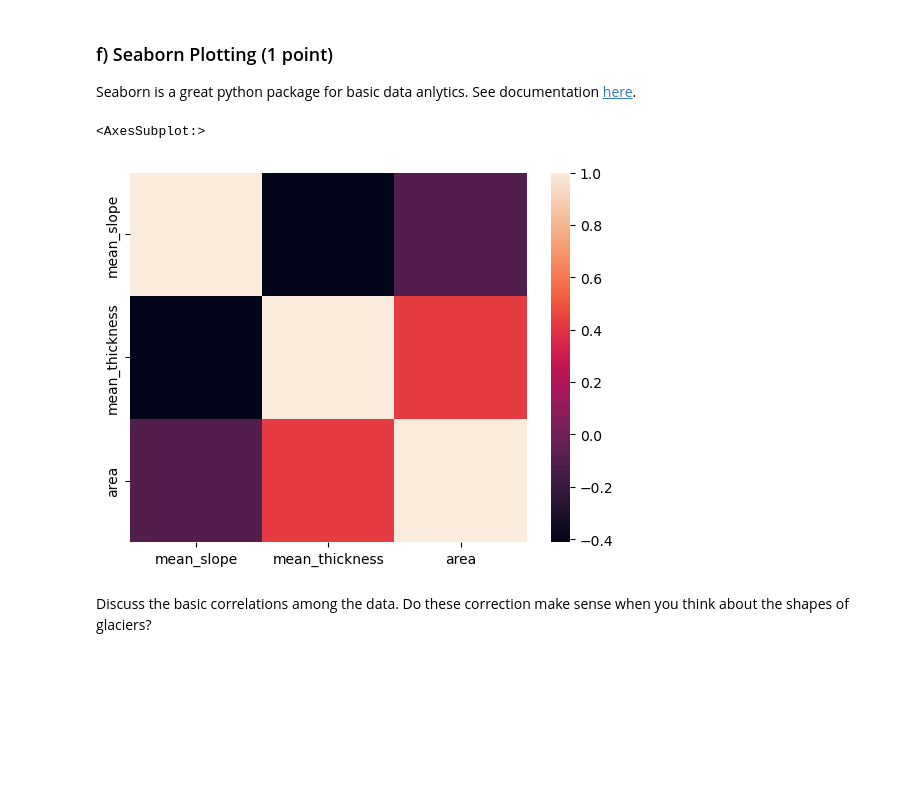
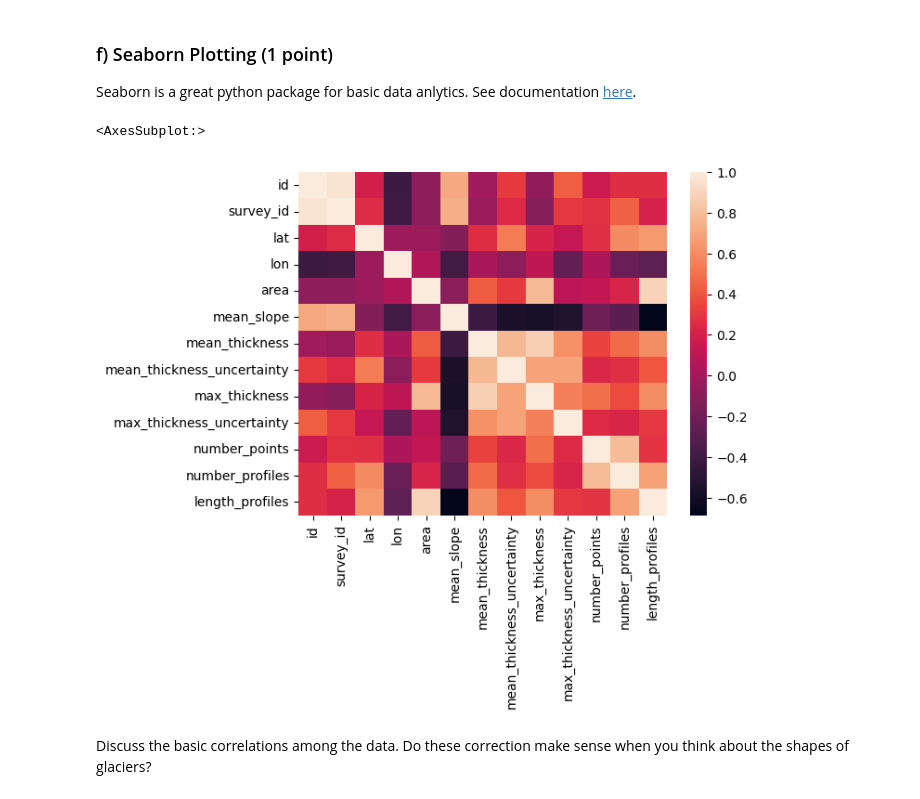
Before and after one commit to UW-ESS-DS/MLGeo2022_wangzy19, a Jupyter notebook: HW3/homework_3.ipynb, the cells around one changed output. Cells and saved outputs as stored; diff of their text form; code cells hidden in the pictures; blank space fills up the shorter version.

```diff
--- a/HW3/homework_3.ipynb
+++ b/HW3/homework_3.ipynb
@@ -242,11 +244,12 @@ Seaborn is a great python package for basic data anlytics. See documentation [he
 # %%
 # solution
 import seaborn as sns
 
-sns.heatmap(correlation)
+# sns.heatmap(correlation)
+sns.heatmap(correlation_total)
 # %% [output]
 <AxesSubplot:>
-[figure, old version]
+[figure, new version]
 # %% [markdown]
 Discuss the basic correlations among the data. Do these correction make sense when you think about the shapes of glaciers?
 # %% [markdown]
```
Also changed, not shown: parts of 6 cells of this notebook, 1 other file.
